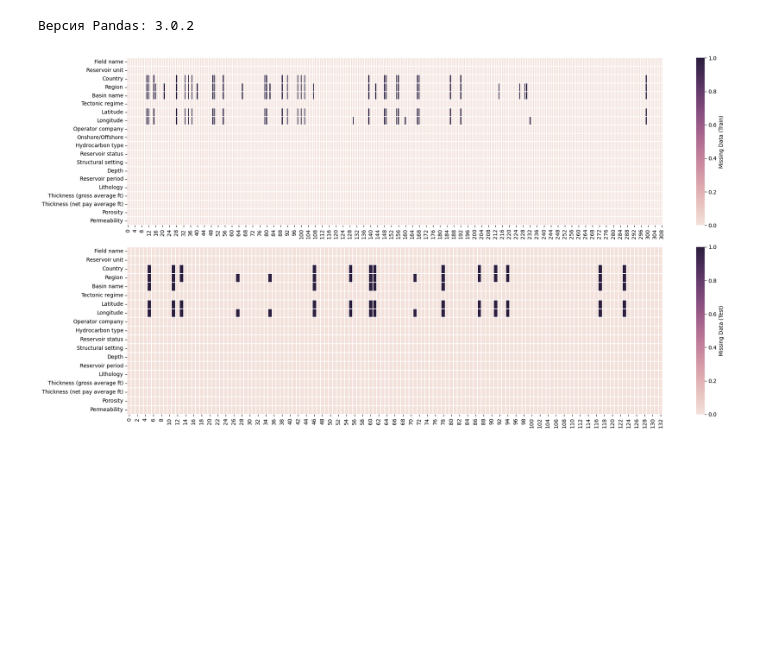
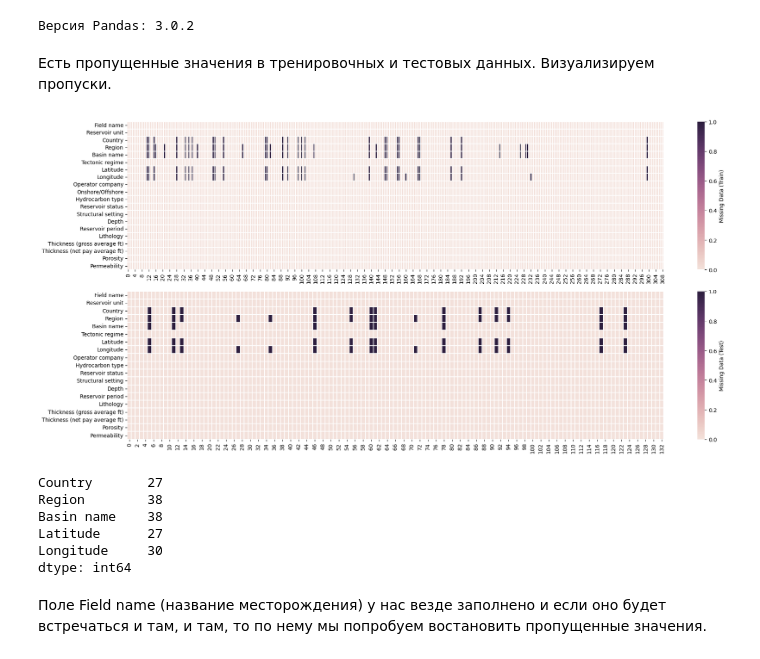
Before and after one commit to iTonyJah/DataScience, a Jupyter notebook: Edu/classical_ml/Oil_and_Gas_Field_Development_DZ_3.ipynb, the cells around one changed output. Cells and saved outputs as stored; diff of their text form; code cells hidden in the pictures; blank space fills up the shorter version.

```diff
--- a/Edu/classical_ml/Oil_and_Gas_Field_Development_DZ_3.ipynb
+++ b/Edu/classical_ml/Oil_and_Gas_Field_Development_DZ_3.ipynb
@@ -136,20 +137,33 @@ memory usage: 37.7 KB
 print(f"Версия Pandas: {pd.__version__}")
 # %% [output]
 Версия Pandas: 3.0.2
+# %% [markdown]
+Есть пропущенные значения в тренировочных и тестовых данных. Визуализируем пропуски.
 # %%
-# Есть пропущенные значения в тренировочных и тестовых данных. Визуализируем пропуски.
-fig, (ax1, ax2) = plt.subplots(2, 1, figsize=(20, 10))
+fig, (ax1, ax2) = plt.subplots(2, 1, figsize=(20, 9))
 
 cmap = sns.cubehelix_palette(as_cmap=True, light=.9)
 
 sns.heatmap(train.isna().transpose(), cmap=cmap, ax=ax1,
             cbar_kws={'label': 'Missing Data (Train)'}, linewidths=0.003)
 
 sns.heatmap(test.isna().transpose(), cmap=cmap, ax=ax2,
             cbar_kws={'label': 'Missing Data (Test)'}, linewidths=0.003)
 
 plt.tight_layout()
-plt.savefig("visualizing_missing_data_with_heatmap_Seaborn_Python.png", dpi=200)
+plt.savefig("./classification-of-oil-and-gas/visualizing_missing_data_with_heatmap_Seaborn_Python.png", dpi=200)
 plt.show()
 # %% [output]
-[figure, old version]
+[figure, new version]
+# %%
+# Выведем список колонок с пропущенными значениями
+train.isna().sum()[train.isna().sum() > 0]
+# %% [output]
+Country       27
+Region        38
+Basin name    38
+Latitude      27
+Longitude     30
+dtype: int64
+# %% [markdown]
+Поле Field name (название месторождения) у нас везде заполнено и если оно будет встречаться и там, и там, то по нему мы попробуем востановить пропущенные значения.
```
Also changed, not shown: parts of 61 cells of this notebook.
